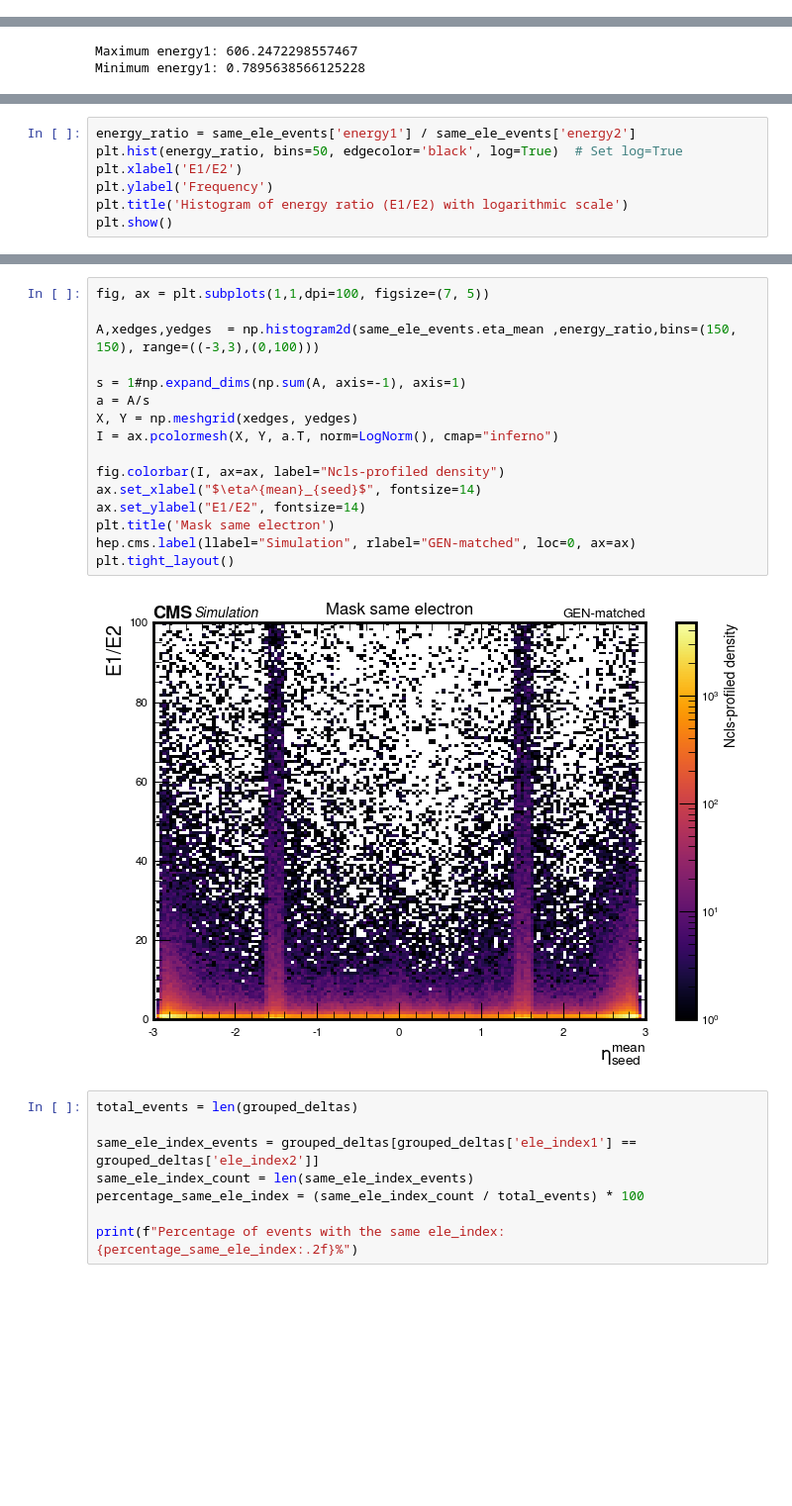
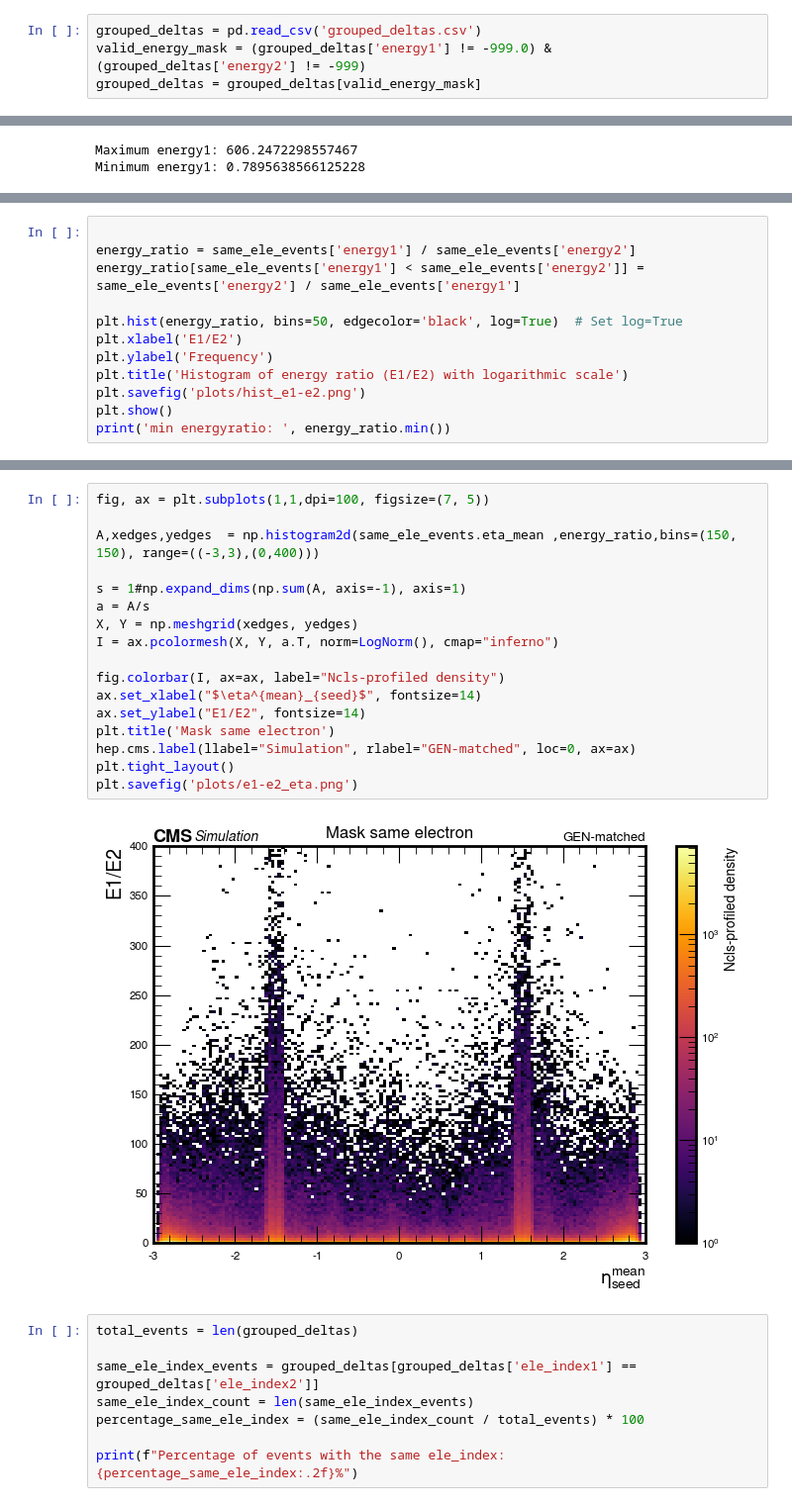
Before and after one commit to Cirrinci/CMS_Simulation, a Jupyter notebook: Untitled.ipynb, the cells around one changed output, grey strips where cells are left out. Shown: that part at 99% size. Saved outputs shown, nothing was run; the diff lists cells and outputs as text; blank space fills up the shorter version.

```diff
--- a/Untitled.ipynb
+++ b/Untitled.ipynb
@@ -262,6 +198,10 @@ valid_energy_mask = (grouped_deltas['energy1'] != -999.0) | (grouped_deltas['ene
 grouped_deltas = grouped_deltas[valid_energy_mask]
 # %% [markdown]
 # Event same ele_index
+# %%
+grouped_deltas = pd.read_csv('grouped_deltas.csv')
+valid_energy_mask = (grouped_deltas['energy1'] != -999.0) & (grouped_deltas['energy2'] != -999)
+grouped_deltas = grouped_deltas[valid_energy_mask]
 # %%
 same_ele_index_mask = grouped_deltas['ele_index1'] == grouped_deltas['ele_index2']
 same_ele_events = grouped_deltas[same_ele_index_mask]
@@ -315,8 +274,13 @@ plt.tight_layout()
 # %%
+
 energy_ratio = same_ele_events['energy1'] / same_ele_events['energy2']
+energy_ratio[same_ele_events['energy1'] < same_ele_events['energy2']] = same_ele_events['energy2'] / same_ele_events['energy1']
+
 plt.hist(energy_ratio, bins=50, edgecolor='black', log=True)  # Set log=True
 plt.xlabel('E1/E2')
 plt.ylabel('Frequency')
 plt.title('Histogram of energy ratio (E1/E2) with logarithmic scale')
+plt.savefig('plots/hist_e1-e2.png')
 plt.show()
+print('min energyratio: ', energy_ratio.min())
 # %% [output]
@@ -360,21 +327,22 @@ plt.tight_layout()
 # %%
 fig, ax = plt.subplots(1,1,dpi=100, figsize=(7, 5))
 
-A,xedges,yedges  = np.histogram2d(same_ele_events.eta_mean ,energy_ratio,bins=(150, 150), range=((-3,3),(0,100)))
+A,xedges,yedges  = np.histogram2d(same_ele_events.eta_mean ,energy_ratio,bins=(150, 150), range=((-3,3),(0,400)))
 
 s = 1#np.expand_dims(np.sum(A, axis=-1), axis=1)
 a = A/s
 X, Y = np.meshgrid(xedges, yedges)
 I = ax.pcolormesh(X, Y, a.T, norm=LogNorm(), cmap="inferno")
 
 fig.colorbar(I, ax=ax, label="Ncls-profiled density")
 ax.set_xlabel("$\eta^{mean}_{seed}$", fontsize=14)
 ax.set_ylabel("E1/E2", fontsize=14)
 plt.title('Mask same electron')
 hep.cms.label(llabel="Simulation", rlabel="GEN-matched", loc=0, ax=ax)
 plt.tight_layout()
+plt.savefig('plots/e1-e2_eta.png')
 # %% [output]
-[figure, old version]
+[figure, new version]
 # %%
 total_events = len(grouped_deltas)
 
```
Also changed, not shown: parts of 17 cells of this notebook.
